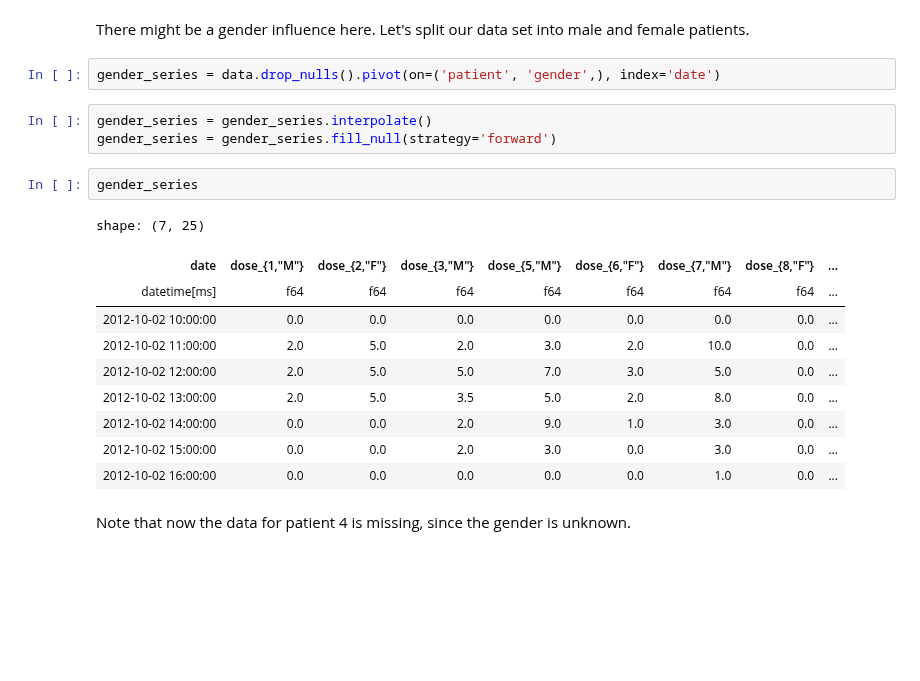
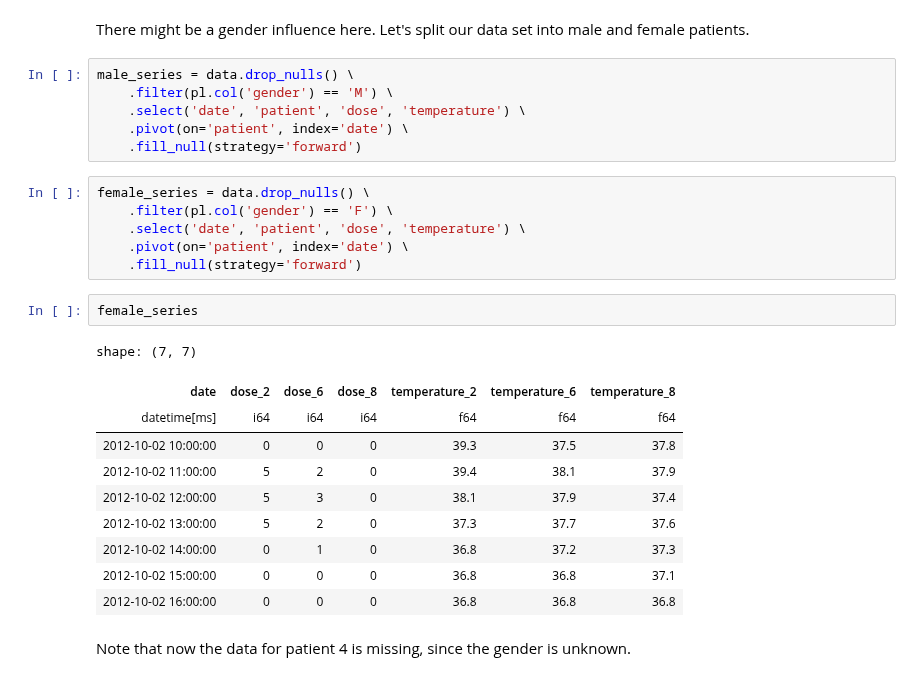
Before and after one commit to gjbex/Python-for-data-science, a Jupyter notebook: source-code/polars/patient_data.ipynb, the cells around one changed output. Drawn from its saved outputs; the diff is of its cells as text; blank space fills up the shorter version.

```diff
--- a/source-code/polars/patient_data.ipynb
+++ b/source-code/polars/patient_data.ipynb
@@ -445,23 +443,30 @@ shape: (2, 2)
 # %% [markdown]
 There might be a gender influence here. Let's split our data set into male and female patients.
 # %%
-gender_series = data.drop_nulls().pivot(on=('patient', 'gender',), index='date')
+male_series = data.drop_nulls() \
+    .filter(pl.col('gender') == 'M') \
+    .select('date', 'patient', 'dose', 'temperature') \
+    .pivot(on='patient', index='date') \
+    .fill_null(strategy='forward')
-# %%
-gender_series = gender_series.interpolate()
-gender_series = gender_series.fill_null(strategy='forward')
-# %%
-gender_series
-# %% [output]
-shape: (7, 25)
-| date | dose_{1,"M"} | dose_{2,"F"} | dose_{3,"M"} | dose_{5,"M"} | dose_{6,"F"} | dose_{7,"M"} | dose_{8,"F"} | ... |
-| datetime[ms] | f64 | f64 | f64 | f64 | f64 | f64 | f64 | ... |
-| 2012-10-02 10:00:00 | 0.0 | 0.0 | 0.0 | 0.0 | 0.0 | 0.0 | 0.0 | ... |
-| 2012-10-02 11:00:00 | 2.0 | 5.0 | 2.0 | 3.0 | 2.0 | 10.0 | 0.0 | ... |
-| 2012-10-02 12:00:00 | 2.0 | 5.0 | 5.0 | 7.0 | 3.0 | 5.0 | 0.0 | ... |
-| 2012-10-02 13:00:00 | 2.0 | 5.0 | 3.5 | 5.0 | 2.0 | 8.0 | 0.0 | ... |
-| 2012-10-02 14:00:00 | 0.0 | 0.0 | 2.0 | 9.0 | 1.0 | 3.0 | 0.0 | ... |
-| 2012-10-02 15:00:00 | 0.0 | 0.0 | 2.0 | 3.0 | 0.0 | 3.0 | 0.0 | ... |
-| 2012-10-02 16:00:00 | 0.0 | 0.0 | 0.0 | 0.0 | 0.0 | 1.0 | 0.0 | ... |
+# %%
+female_series = data.drop_nulls() \
+    .filter(pl.col('gender') == 'F') \
+    .select('date', 'patient', 'dose', 'temperature') \
+    .pivot(on='patient', index='date') \
+    .fill_null(strategy='forward')
+# %%
+female_series
+# %% [output]
+shape: (7, 7)
+| date | dose_2 | dose_6 | dose_8 | temperature_2 | temperature_6 | temperature_8 |
+| datetime[ms] | i64 | i64 | i64 | f64 | f64 | f64 |
+| 2012-10-02 10:00:00 | 0 | 0 | 0 | 39.3 | 37.5 | 37.8 |
+| 2012-10-02 11:00:00 | 5 | 2 | 0 | 39.4 | 38.1 | 37.9 |
+| 2012-10-02 12:00:00 | 5 | 3 | 0 | 38.1 | 37.9 | 37.4 |
+| 2012-10-02 13:00:00 | 5 | 2 | 0 | 37.3 | 37.7 | 37.6 |
+| 2012-10-02 14:00:00 | 0 | 1 | 0 | 36.8 | 37.2 | 37.3 |
+| 2012-10-02 15:00:00 | 0 | 0 | 0 | 36.8 | 36.8 | 37.1 |
+| 2012-10-02 16:00:00 | 0 | 0 | 0 | 36.8 | 36.8 | 36.8 |
 # %% [markdown]
 Note that now the data for patient 4 is missing, since the gender is unknown.
 # %% [markdown]
```
Also changed, not shown: parts of 11 cells of this notebook.
